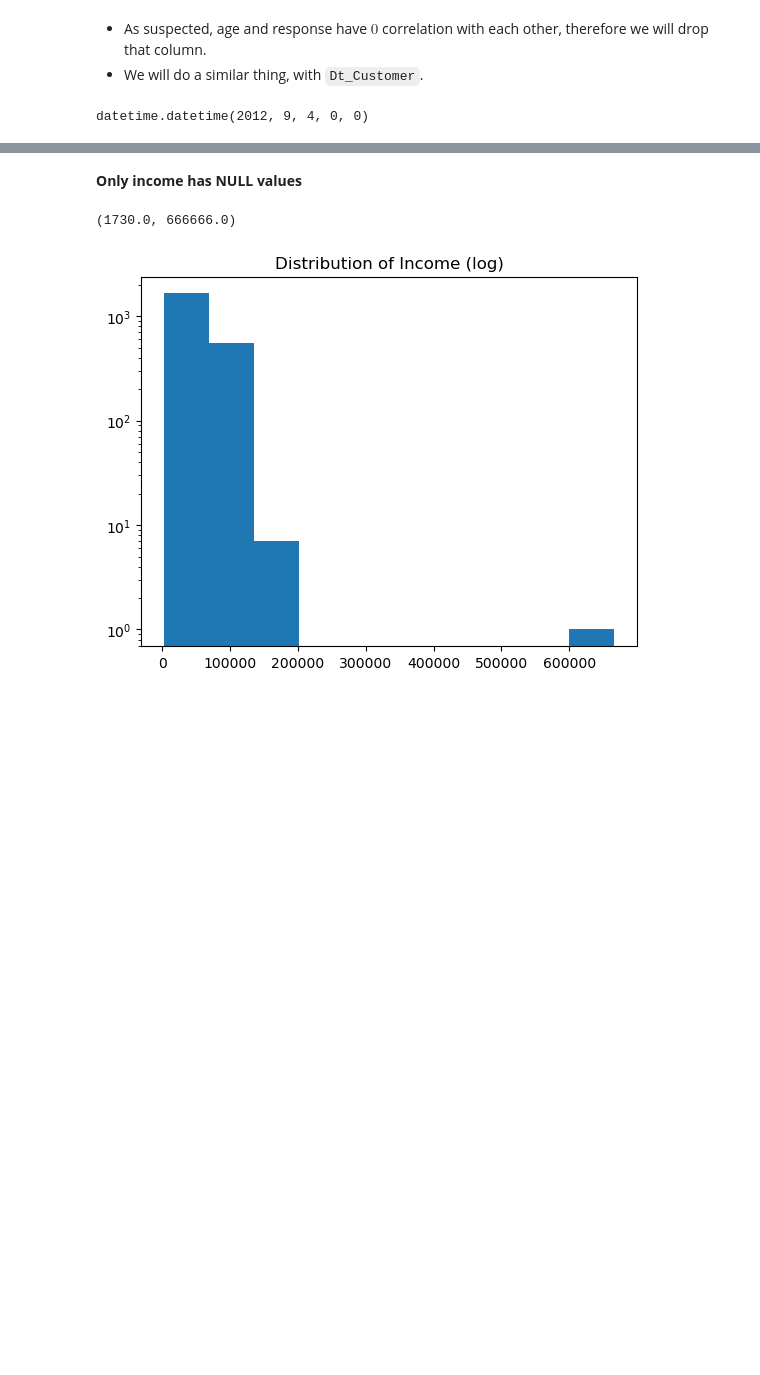
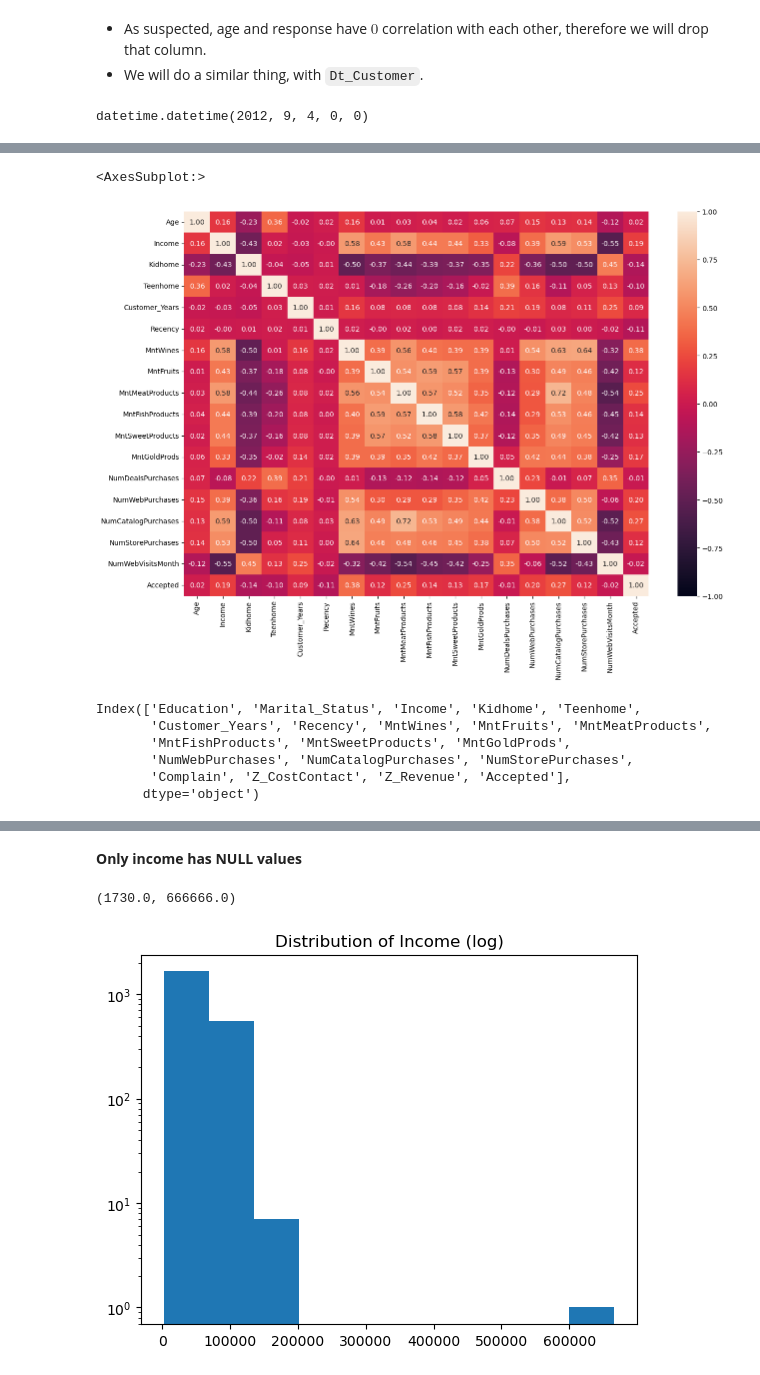
Before and after one commit to Vortexx2/customer-personality, a Jupyter notebook: main.ipynb, the cells around one changed output, grey strips where cells are left out. Cells and saved outputs as stored; diff of their text form; code cells hidden in the pictures; blank space fills up the shorter version.

```diff
--- a/main.ipynb
+++ b/main.ipynb
@@ -81,0 +104,10 @@ data[['Education', 'Response']].corr()
+# %%
+# Collapse all AcceptedCmp and Response columns into 1, so that if it is accepted even once,
+# it will give True in Accepted field
+collapse_target_fields = [f'AcceptedCmp{i}' for i in range(1, 6)] + ['Response']
+data = data.assign(Accepted= lambda x: x.AcceptedCmp1 + x.AcceptedCmp2 + x.AcceptedCmp3 + x.AcceptedCmp4 + x.Response > 0)
+
+data = data.drop(columns=collapse_target_fields)
+
+print(data['Accepted'].value_counts())
+print(data.columns)
@@ -81,0 +125,33 @@ data[['Education', 'Response']].corr()
+# %%
+def get_continuous_corr(df: pd.DataFrame, cols: List[str]):
+  """
+    df: `Dataframe` that we will compute the correlations from
+    cols: `List[str]`. Contains the continuous columns that will give us the matrix of correlations
+  """
+
+  sub_df = df[cols]
+  return sub_df.corr()
+
+
+cols = ['Age', 'Income', 'Kidhome', 'Teenhome', 'Customer_Years', 'Recency', 'MntWines', 'MntFruits', 'MntMeatProducts',
+        'MntFishProducts', 'MntSweetProducts', 'MntGoldProds',
+        'NumDealsPurchases', 'NumWebPurchases', 'NumCatalogPurchases',
+        'NumStorePurchases', 'NumWebVisitsMonth', 'Accepted']
+
+continuous_corr = get_continuous_corr(data, cols)
+
+fig, ax = plt.subplots(figsize=(15, 10))
+sns.heatmap(continuous_corr, vmin=-1, vmax=1, annot=True, fmt='.2f', ax=ax)
+# %% [output]
+<AxesSubplot:>
+[figure, added]
+# %%
+data = data.drop(columns=['Age', 'NumDealsPurchases', 'NumWebVisitsMonth'])
+data.columns
+# %% [output]
+Index(['Education', 'Marital_Status', 'Income', 'Kidhome', 'Teenhome',
+       'Customer_Years', 'Recency', 'MntWines', 'MntFruits', 'MntMeatProducts',
+       'MntFishProducts', 'MntSweetProducts', 'MntGoldProds',
+       'NumWebPurchases', 'NumCatalogPurchases', 'NumStorePurchases',
+       'Complain', 'Z_CostContact', 'Z_Revenue', 'Accepted'],
+      dtype='object')
```
Also changed, not shown: parts of 21 cells of this notebook.
